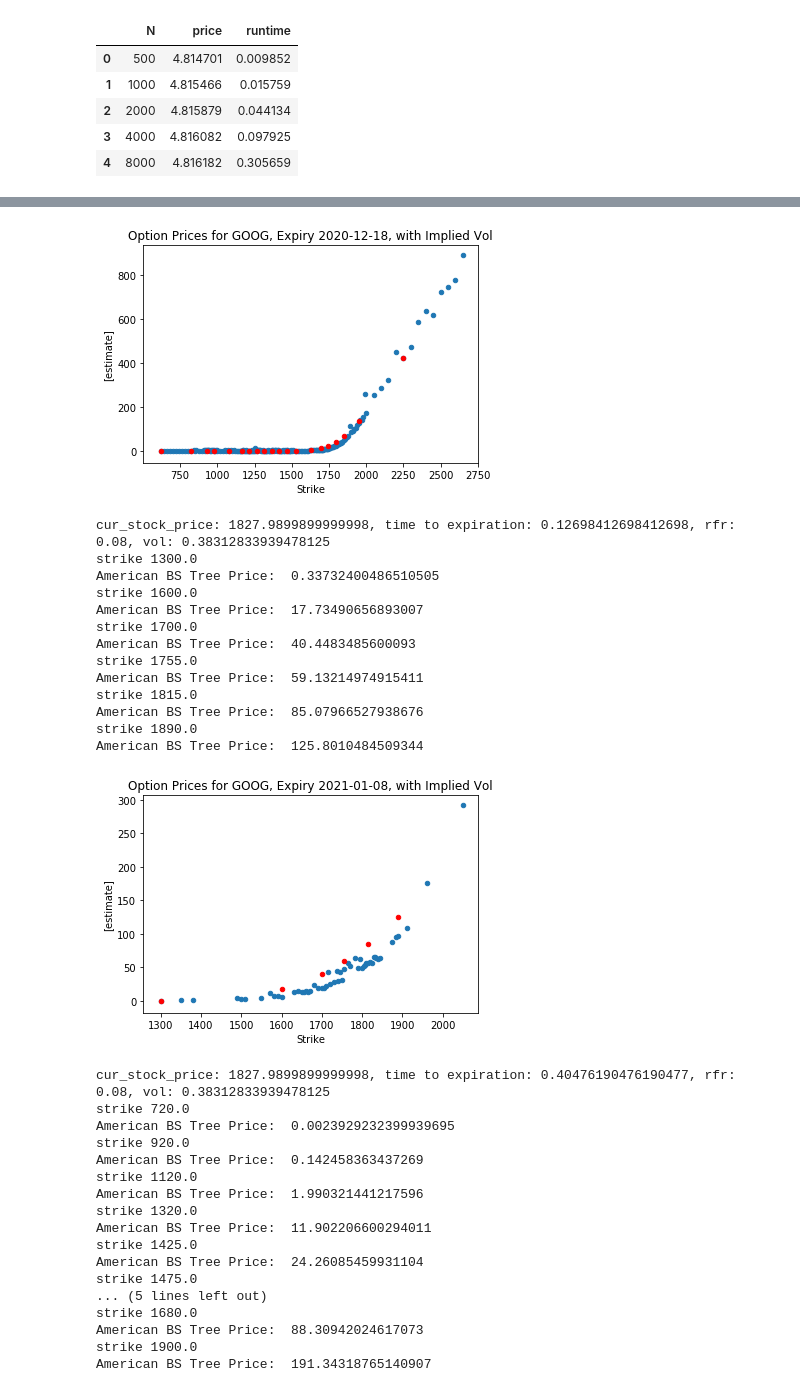
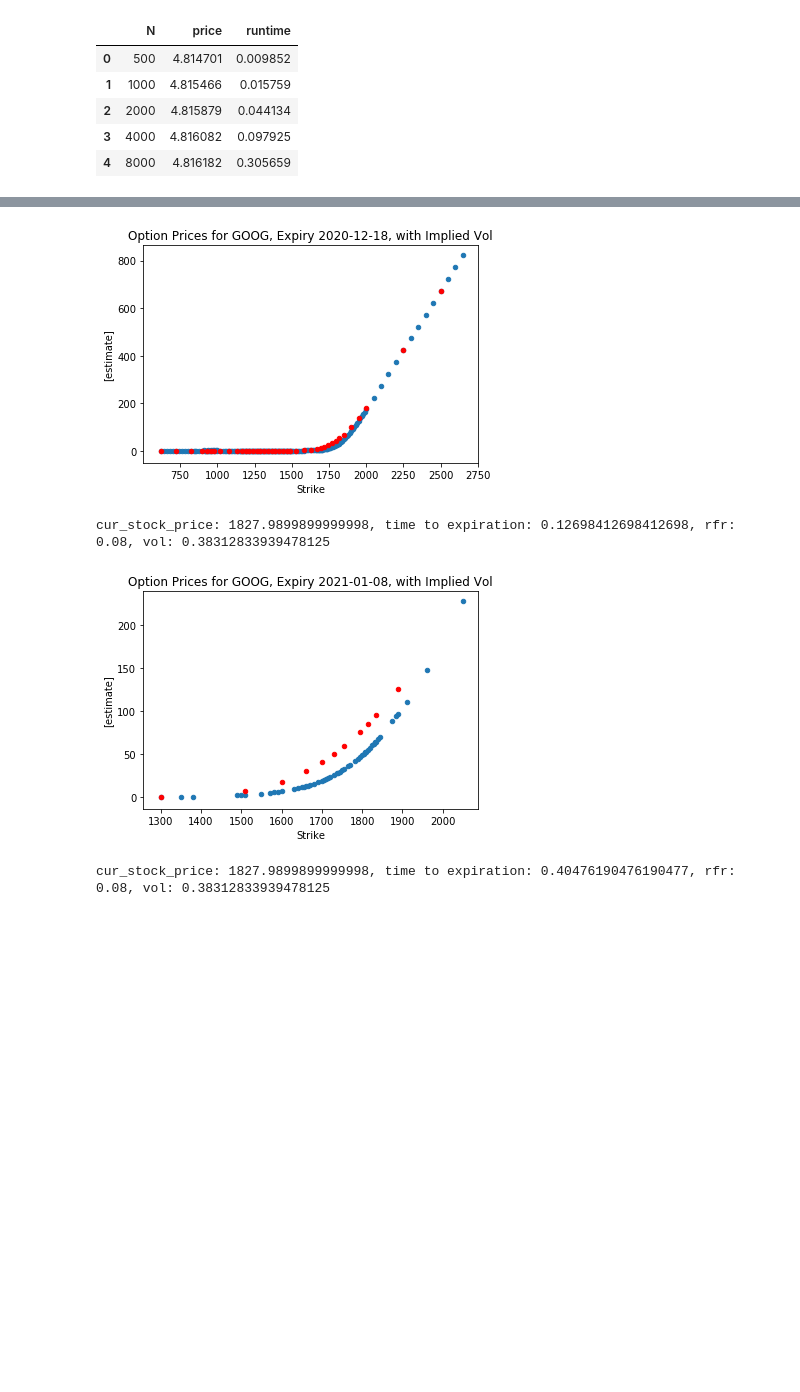
Before and after one commit to Maosef/options_pricing, a Jupyter notebook: option pricing active.ipynb, the cells around one changed output, grey strips where cells are left out. Cells and saved outputs as stored; diff of their text form; code cells hidden in the pictures; blank space fills up the shorter version.

```diff
--- a/option pricing active.ipynb
+++ b/option pricing active.ipynb
@@ -760,12 +764,12 @@ def calculate_prices_across_strikes_american(options_df, cur_stock_price, time_t
 #     estimates_with_implied = []
 
     strike_start_idx, strike_end_idx = 0, options_df.shape[0]
-    step = 10
+    step = 5
 
     # run BSM for different strikes
     for x in range(strike_start_idx,strike_end_idx, step):
         index.append(x)
-        print('strike', options_df['Strike'][x])
+#         print('strike', options_df['Strike'][x])
         value_s = price_american(S0 = cur_stock_price,
                                 K = options_df['Strike'][x],
                                 T = time_to_expiration,
@@ -789,7 +793,7 @@ def calculate_prices_across_strikes_american(options_df, cur_stock_price, time_t
     price_estimates = pd.Series(data=list_estimates, index=index)
 #     print('price estimates: ', price_estimates)
 #     df_estimate['estimate_with_implied'] = estimates_with_implied
-    df_estimate = options_df[['Strike','Last Price']]
+    df_estimate = options_df[['Strike','Mid Price']]
     df_estimate['estimate'] = price_estimates
 
     return df_estimate
@@ -813,9 +817,9 @@ print(cur_stock_price, time_to_expiration, risk_free_rate, sigma, option_type)
 
 for i,df in enumerate(puts_estimate_df):
     option_type = 'put'
-    df_estimate_american = calculate_prices_across_strikes_american(df, cur_stock_price, time_to_expiration[i], risk_free_rate, sigma, option_type, model='binomial_tree')
+    df_estimate_american = calculate_prices_across_strikes_american(df, cur_stock_price, time_to_expiration[i], rfr[i], sigma, option_type, model='binomial_tree')
 
-    ax1 = df_estimate_american.plot(kind='scatter', x='Strike',y=['Last Price'], title='Option Prices for {}, Expiry {}, with Implied Vol'.format(ticker, expiration_datetime[i].date()))
+    ax1 = df_estimate_american.plot(kind='scatter', x='Strike',y=['Mid Price'], title='Option Prices for {}, Expiry {}'.format(ticker, expiration_datetime[i].date()))
     df_estimate_american.plot(kind='scatter', x='Strike',y=['estimate'], ax=ax1, color='r')
     plt.show()
 # %% [output]
@@ -839,36 +828,8 @@ American BS Tree Price:  422.010009999585
 A value is trying to be set on a copy of a slice from a DataFrame.
 Try using .loc[row_indexer,col_indexer] = value instead
 
 See the caveats in the documentation: http://pandas.pydata.org/pandas-docs/stable/user_guide/indexing.html#returning-a-view-versus-a-copy
-[figure, old version]
+[figure, new version]
 cur_stock_price: 1827.9899899999998, time to expiration: 0.12698412698412698, rfr: 0.08, vol: 0.38312833939478125
-strike 1300.0
-American BS Tree Price:  0.33732400486510505
-strike 1600.0
-American BS Tree Price:  17.73490656893007
-strike 1700.0
-American BS Tree Price:  40.4483485600093
-strike 1755.0
-American BS Tree Price:  59.13214974915411
-strike 1815.0
-American BS Tree Price:  85.07966527938676
-strike 1890.0
-American BS Tree Price:  125.8010484509344
-[figure, old version]
+[figure, new version]
 cur_stock_price: 1827.9899899999998, time to expiration: 0.40476190476190477, rfr: 0.08, vol: 0.38312833939478125
-strike 720.0
-American BS Tree Price:  0.0023929232399939695
-strike 920.0
-American BS Tree Price:  0.142458363437269
-strike 1120.0
-American BS Tree Price:  1.990321441217596
-strike 1320.0
-American BS Tree Price:  11.902206600294011
-strike 1425.0
-American BS Tree Price:  24.26085459931104
-strike 1475.0
-... (5 lines left out)
-strike 1680.0
-American BS Tree Price:  88.30942024617073
-strike 1900.0
-American BS Tree Price:  191.34318765140907
```
Also changed, not shown: parts of 6 cells of this notebook.
